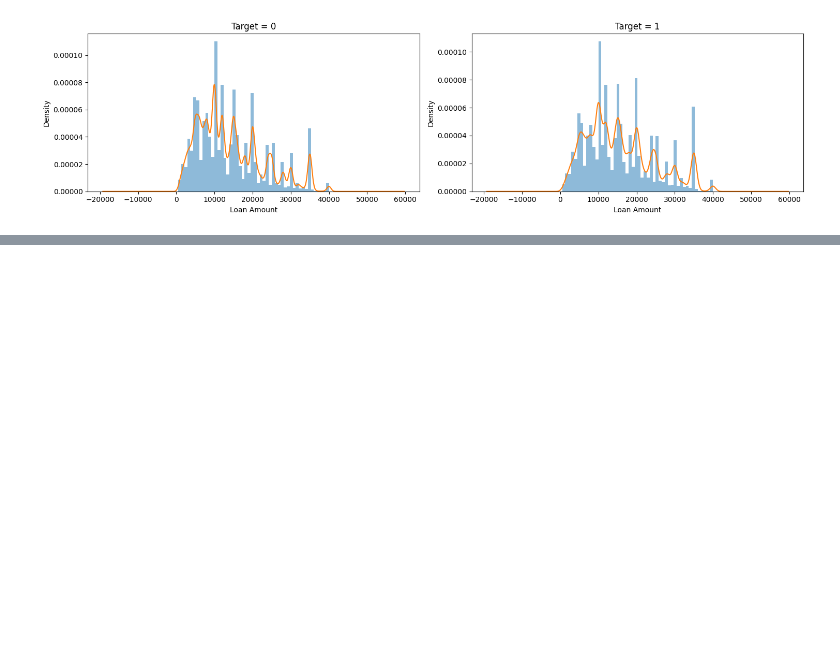
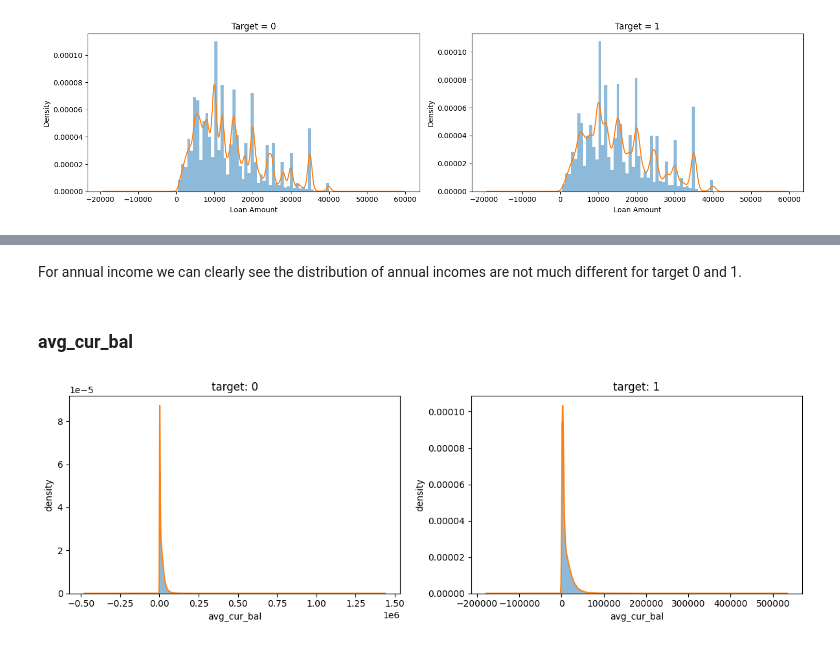
Before and after one commit to Ak62007/Credit-Risk-Default-Prediction-System, a Jupyter notebook: notebooks/01_eda_initial_exploration.ipynb, the cells around one changed output, grey strips where cells are left out. Cells and saved outputs as stored; diff of their text form; code cells hidden in the pictures; blank space fills up the shorter version.

```diff
--- a/notebooks/01_eda_initial_exploration.ipynb
+++ b/notebooks/01_eda_initial_exploration.ipynb
@@ -255,0 +456,44 @@ plt.show()
+# %% [markdown]
+For annual income we can clearly see the distribution of annual incomes are not much different for target 0 and 1.
+# %% [markdown]
+### avg_cur_bal
+# %%
+fig, ax = plt.subplots(ncols=2, nrows=1, figsize=(12, 4))
+
+# target 0
+u_data[u_data["target"] == 0]["avg_cur_bal"].plot.hist(
+    ax=ax[0],
+    bins=100,
+    alpha=0.5,
+    density=True
+)
+
+u_data[u_data["target"] == 0]["avg_cur_bal"].plot.density(
+    ax=ax[0]
+)
+
+# target 1
+u_data[u_data["target"] == 1]["avg_cur_bal"].plot.hist(
+    ax=ax[1],
+    density=True,
+    alpha=0.5,
+    bins=100
+)
+
+u_data[u_data["target"] == 1]["avg_cur_bal"].plot.density(
+    ax=ax[1]
+)
+
+ax[0].set_xlabel("avg_cur_bal")
+ax[0].set_ylabel("density")
+
+ax[1].set_xlabel("avg_cur_bal")
+ax[1].set_ylabel("density")
+
+ax[0].set_title("target: 0")
+ax[1].set_title("target: 1")
+
+plt.tight_layout()
+plt.show()
+# %% [output]
+[figure, added]
```
Also changed, not shown: parts of 30 cells of this notebook.
